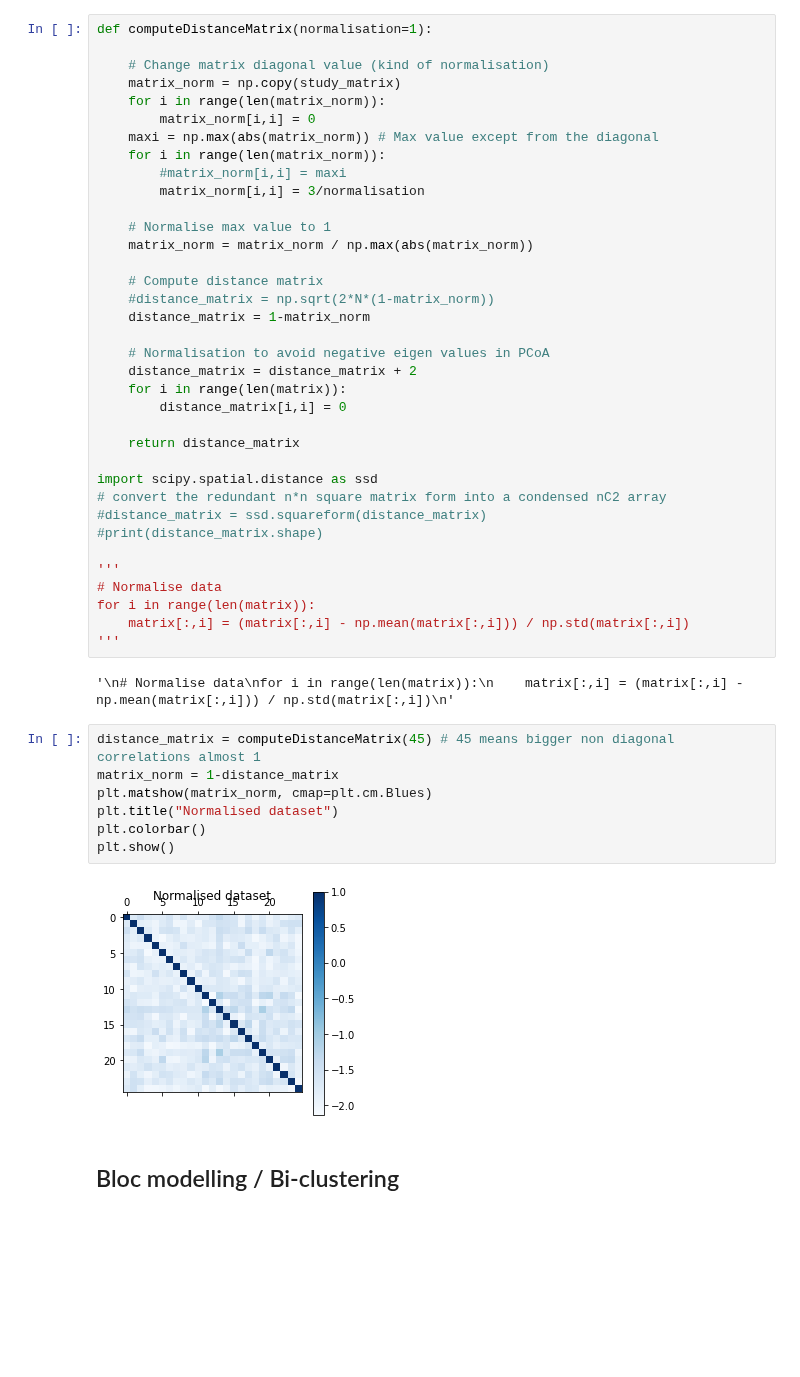
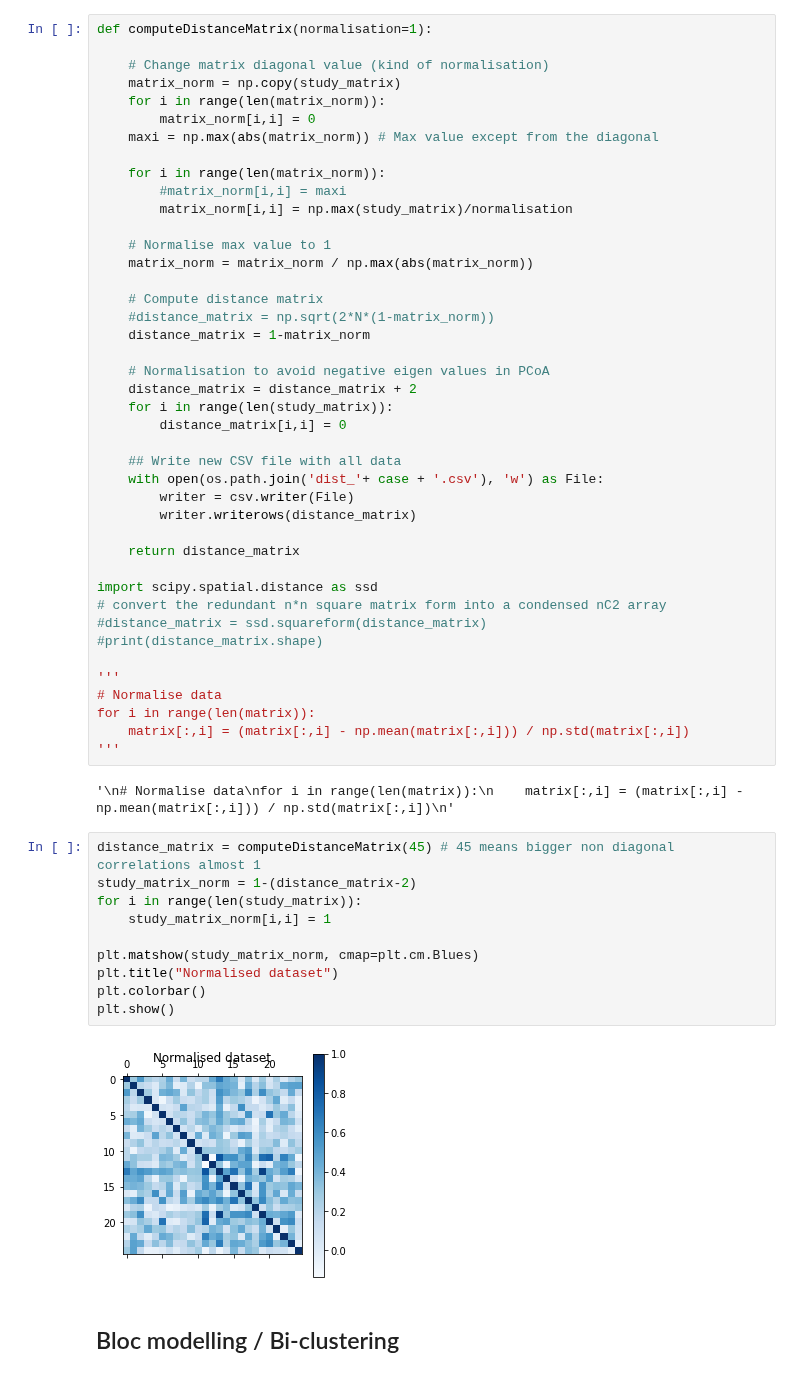
Before and after one commit to alexandremerasli/TFE, a Jupyter notebook: cluster_data.ipynb, the cells around one changed output. Drawn from its saved outputs; the diff is of its cells as text; blank space fills up the shorter version.

```diff
--- a/cluster_data.ipynb
+++ b/cluster_data.ipynb
@@ -104,9 +121,10 @@ def computeDistanceMatrix(normalisation=1):
     for i in range(len(matrix_norm)):
         matrix_norm[i,i] = 0
     maxi = np.max(abs(matrix_norm)) # Max value except from the diagonal
+
     for i in range(len(matrix_norm)):
         #matrix_norm[i,i] = maxi
-        matrix_norm[i,i] = 3/normalisation
+        matrix_norm[i,i] = np.max(study_matrix)/normalisation
 
     # Normalise max value to 1
     matrix_norm = matrix_norm / np.max(abs(matrix_norm))
@@ -117,8 +135,13 @@ def computeDistanceMatrix(normalisation=1):
 
     # Normalisation to avoid negative eigen values in PCoA
     distance_matrix = distance_matrix + 2
-    for i in range(len(matrix)):
+    for i in range(len(study_matrix)):
         distance_matrix[i,i] = 0
+
+    ## Write new CSV file with all data
+    with open(os.path.join('dist_'+ case + '.csv'), 'w') as File:
+        writer = csv.writer(File)
+        writer.writerows(distance_matrix)
 
     return distance_matrix
 
@@ -136,13 +159,16 @@ for i in range(len(matrix)):
 '\n# Normalise data\nfor i in range(len(matrix)):\n    matrix[:,i] = (matrix[:,i] - np.mean(matrix[:,i])) / np.std(matrix[:,i])\n'
 # %%
 distance_matrix = computeDistanceMatrix(45) # 45 means bigger non diagonal correlations almost 1
-matrix_norm = 1-distance_matrix
-plt.matshow(matrix_norm, cmap=plt.cm.Blues)
+study_matrix_norm = 1-(distance_matrix-2)
+for i in range(len(study_matrix)):
+    study_matrix_norm[i,i] = 1
+
+plt.matshow(study_matrix_norm, cmap=plt.cm.Blues)
 plt.title("Normalised dataset")
 plt.colorbar()
 plt.show()
 # %% [output]
-[figure, old version]
+[figure, new version]
 # %% [markdown]
 ## Bloc modelling / Bi-clustering
 # %%
```
Also changed, not shown: parts of 18 cells of this notebook.
